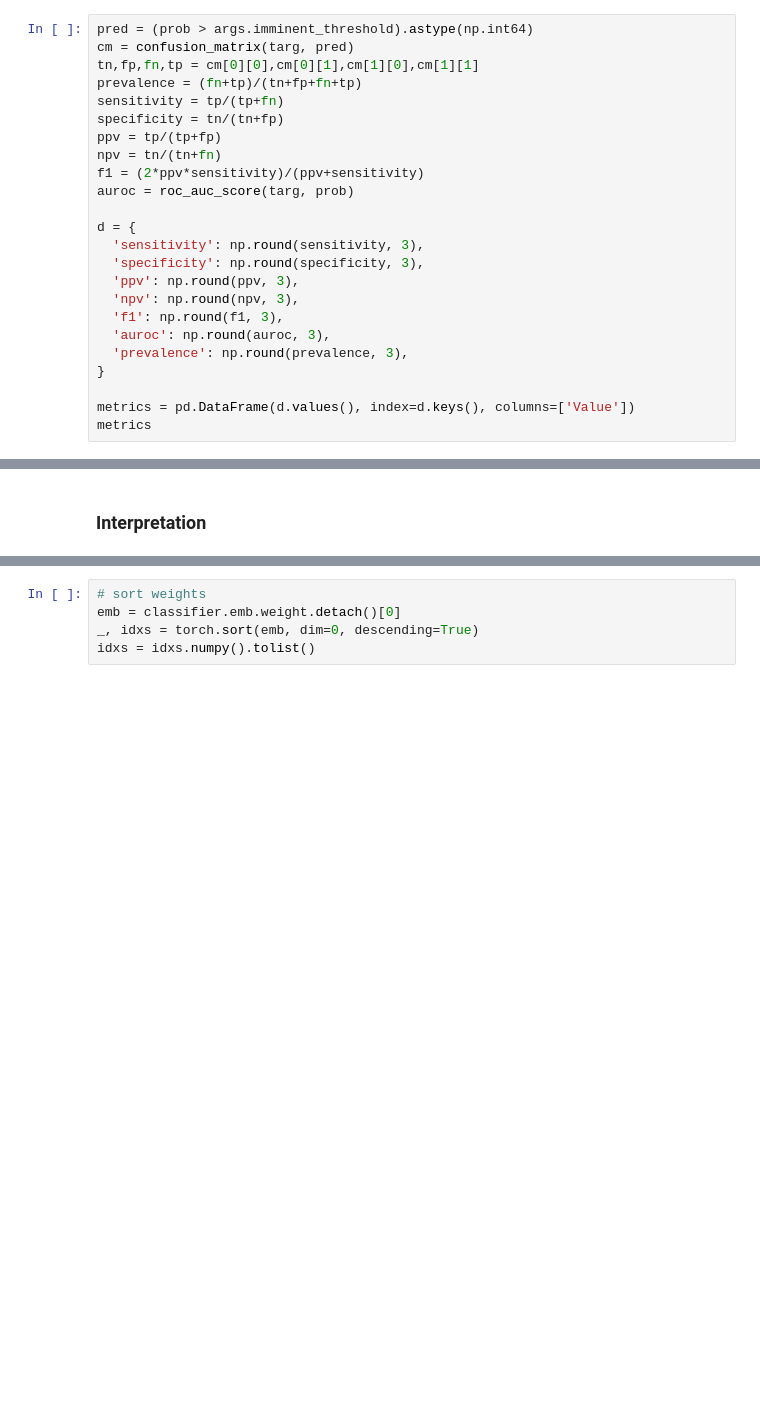
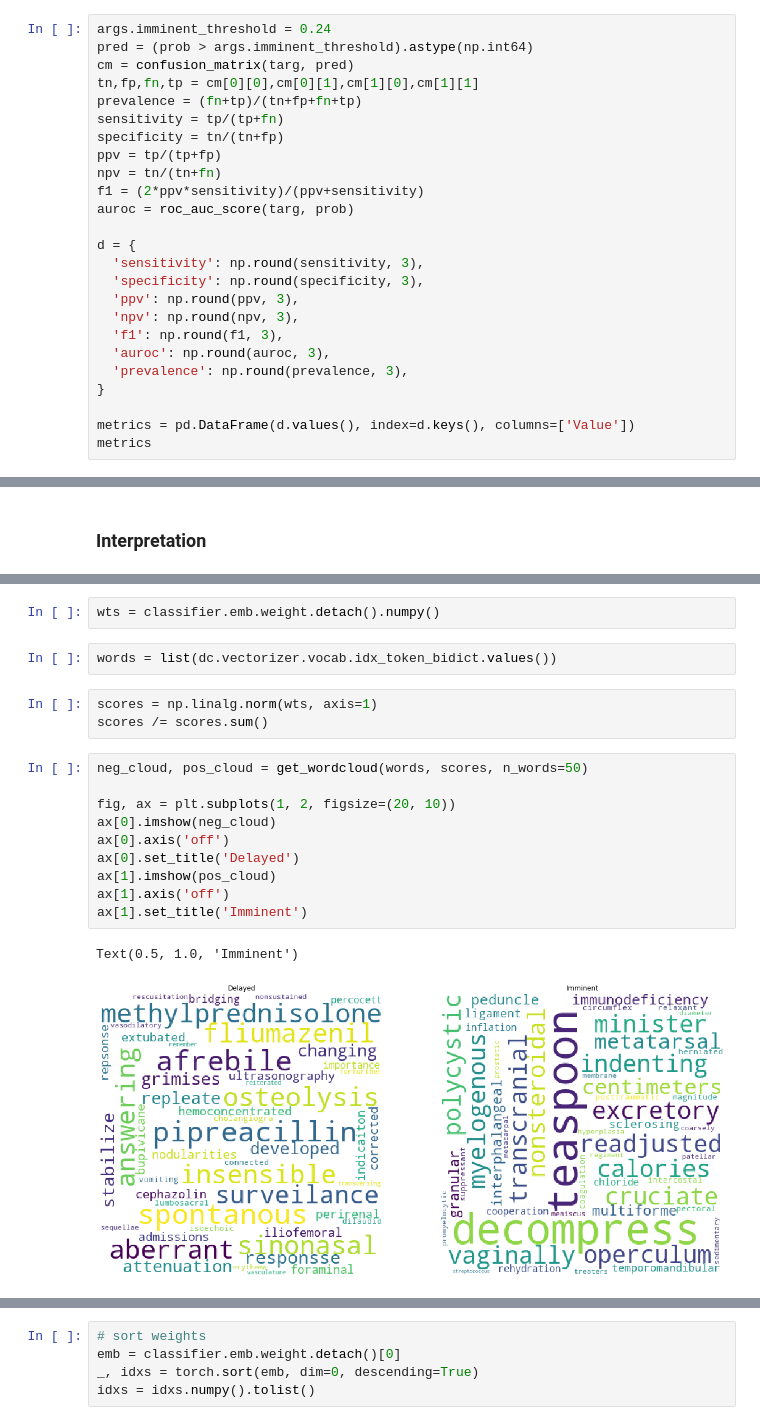
Before and after one commit to sudarshan85/imminent-adm-mimic, a Jupyter notebook: cnn/cnn_classifier.ipynb, the cells around one changed output, grey strips where cells are left out. Saved outputs shown, nothing was run; the diff lists cells and outputs as text; blank space fills up the shorter version.

```diff
--- a/cnn/cnn_classifier.ipynb
+++ b/cnn/cnn_classifier.ipynb
@@ -126,6 +171,7 @@ prob = predict_proba(classifier, x_test)
 fig, ax = plt.subplots(figsize=(12,8))
 plot_thresh_range(ax, targ, prob, 0.1, 0.9, 25)
 # %%
+args.imminent_threshold = 0.24
 pred = (prob > args.imminent_threshold).astype(np.int64)
 cm = confusion_matrix(targ, pred)
 tn,fp,fn,tp = cm[0][0],cm[0][1],cm[1][0],cm[1][1]
@@ -210,0 +291,20 @@ evaluator.run(dc.test_dl)
+# %%
+wts = classifier.emb.weight.detach().numpy()
+# %%
+words = list(dc.vectorizer.vocab.idx_token_bidict.values())
+# %%
+scores = np.linalg.norm(wts, axis=1)
+scores /= scores.sum()
+# %%
+neg_cloud, pos_cloud = get_wordcloud(words, scores, n_words=50)
+
+fig, ax = plt.subplots(1, 2, figsize=(20, 10))
+ax[0].imshow(neg_cloud)
+ax[0].axis('off')
+ax[0].set_title('Delayed')
+ax[1].imshow(pos_cloud)
+ax[1].axis('off')
+ax[1].set_title('Imminent')
+# %% [output]
+Text(0.5, 1.0, 'Imminent')
+[figure, added]
```
Also changed, not shown: parts of 23 cells of this notebook, 3 other files.
